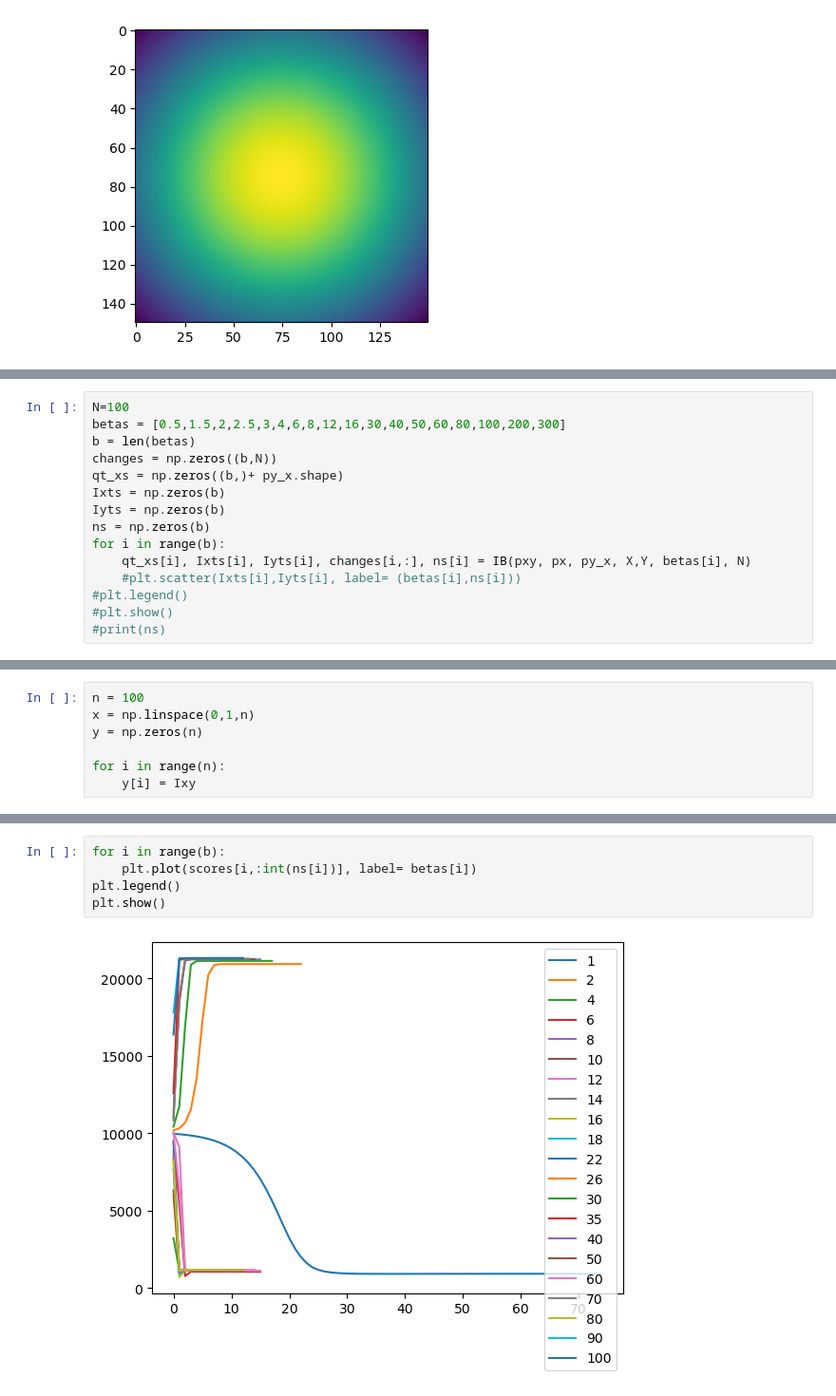
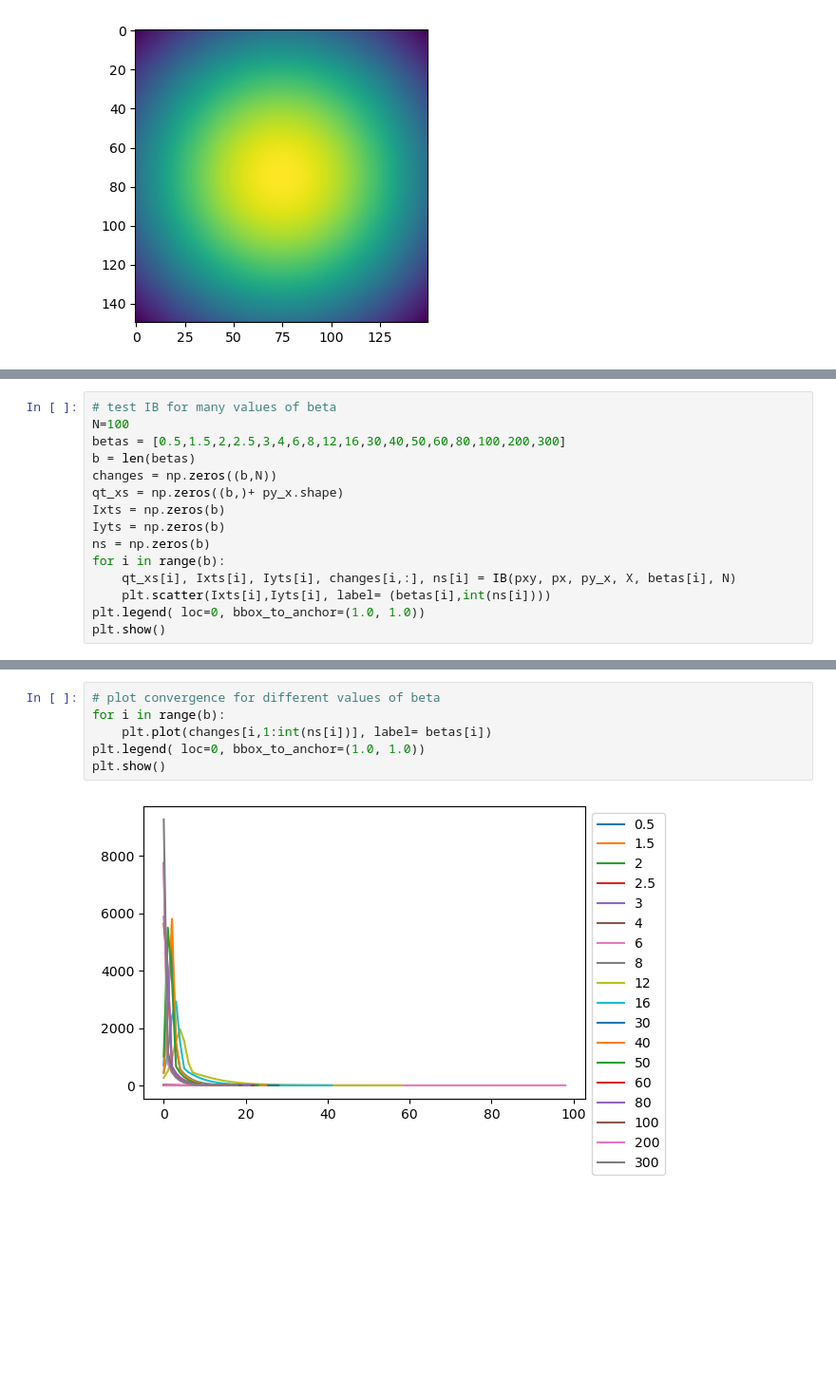
Before and after one commit to MartinDeVroey/IB_solver, a Jupyter notebook: IB_test.ipynb, the cells around one changed output, grey strips where cells are left out. Shown at 95% size. Saved outputs shown, nothing was run; the diff lists cells and outputs as text; blank space fills up the shorter version.

Commit message:
clean and comment IB_test

```diff
--- a/IB_test.ipynb
+++ b/IB_test.ipynb
@@ -49,5 +57,6 @@ print(n)
 3
 # %%
+# test IB for many values of beta
 N=100
 betas = [0.5,1.5,2,2.5,3,4,6,8,12,16,30,40,50,60,80,100,200,300]
 b = len(betas)
@@ -57,8 +66,7 @@ Ixts = np.zeros(b)
 Iyts = np.zeros(b)
 ns = np.zeros(b)
 for i in range(b):
-    qt_xs[i], Ixts[i], Iyts[i], changes[i,:], ns[i] = IB(pxy, px, py_x, X,Y, betas[i], N)
-    #plt.scatter(Ixts[i],Iyts[i], label= (betas[i],ns[i]))
-#plt.legend()
-#plt.show()
-#print(ns)
+    qt_xs[i], Ixts[i], Iyts[i], changes[i,:], ns[i] = IB(pxy, px, py_x, X, betas[i], N)
+    plt.scatter(Ixts[i],Iyts[i], label= (betas[i],int(ns[i])))
+plt.legend( loc=0, bbox_to_anchor=(1.0, 1.0))
+plt.show()
@@ -95,7 +76,0 @@ print(Iyy)
-# %%
-n = 100
-x = np.linspace(0,1,n)
-y = np.zeros(n)
-
-for i in range(n):
-    y[i] = Ixy
@@ -115,7 +83,8 @@ print(Hy)
 # %%
+# plot convergence for different values of beta
 for i in range(b):
-    plt.plot(scores[i,:int(ns[i])], label= betas[i])
-plt.legend()
+    plt.plot(changes[i,1:int(ns[i])], label= betas[i])
+plt.legend( loc=0, bbox_to_anchor=(1.0, 1.0))
 plt.show()
 # %% [output]
-[figure, old version]
+[figure, new version]
```
Also changed, not shown: parts of 13 cells of this notebook.
